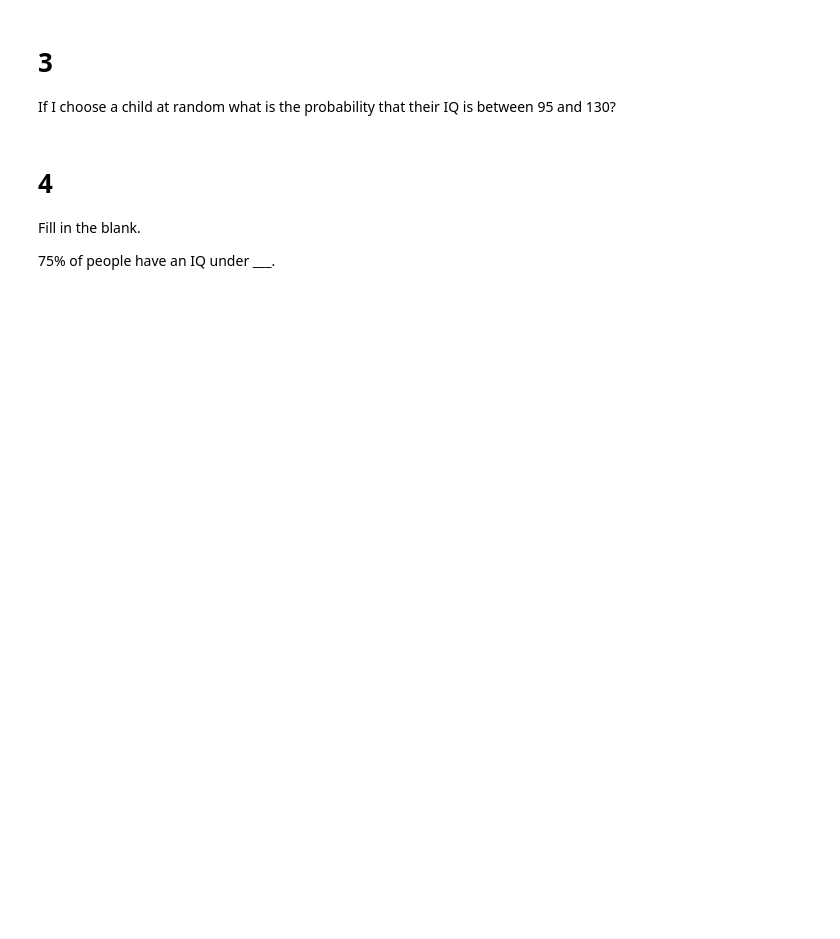
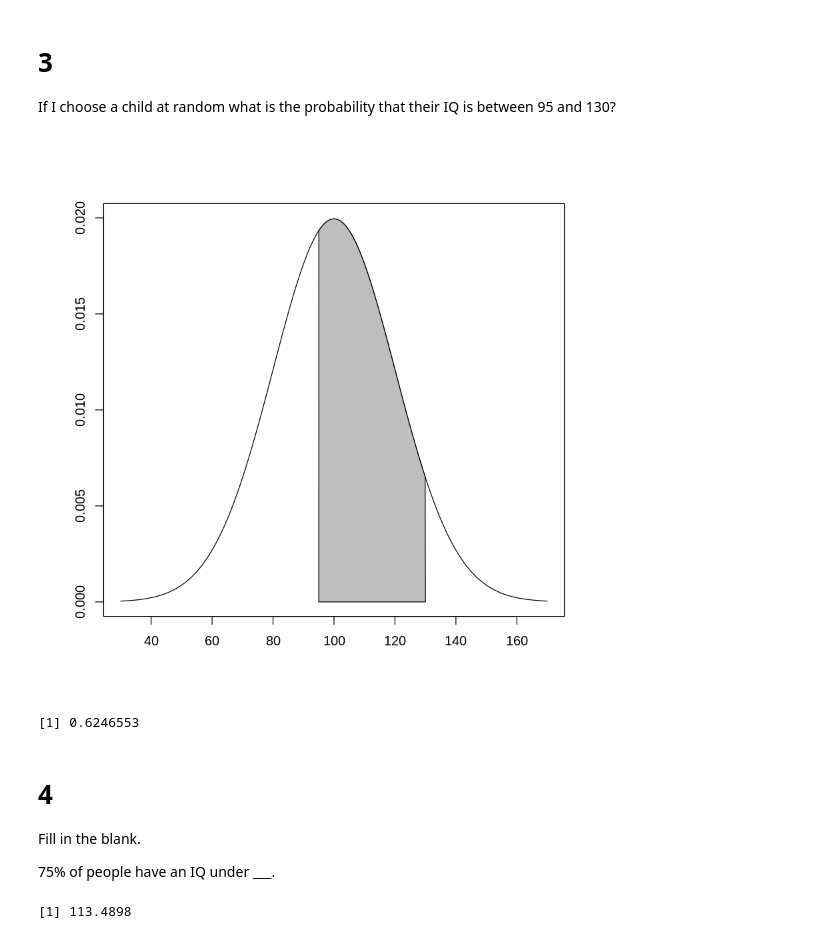
Before and after one commit to jana-archibald/1770-summer-2019, a Jupyter notebook: Tutorial6_NormalDistibution/Tutorial6Questions.ipynb, the cells around one changed output. Saved outputs shown, nothing was run; the diff lists cells and outputs as text; code cells hidden in the pictures; blank space fills up the shorter version.

```diff
--- a/Tutorial6_NormalDistibution/Tutorial6Questions.ipynb
+++ b/Tutorial6_NormalDistibution/Tutorial6Questions.ipynb
@@ -35,9 +51,21 @@ If I choose a child at random what is the probability that their IQ is above 90?
 # 3
 
 If I choose a child at random what is the probability that their IQ is between 95 and 130?
+# %%
+normalplot(100,20,c(95,130))
+# %% [output]
+[figure, added]
+# %%
+pnorm(130,100,20)-pnorm(90,100,20)
+# %% [output]
+[1] 0.6246553
 # %% [markdown]
 # 4
 
 Fill in the blank.
 
 75% of people have an IQ under ___.
+# %%
+qnorm(0.75,100,20)
+# %% [output]
+[1] 113.4898
```
Also changed, not shown: parts of 14 cells of this notebook.
